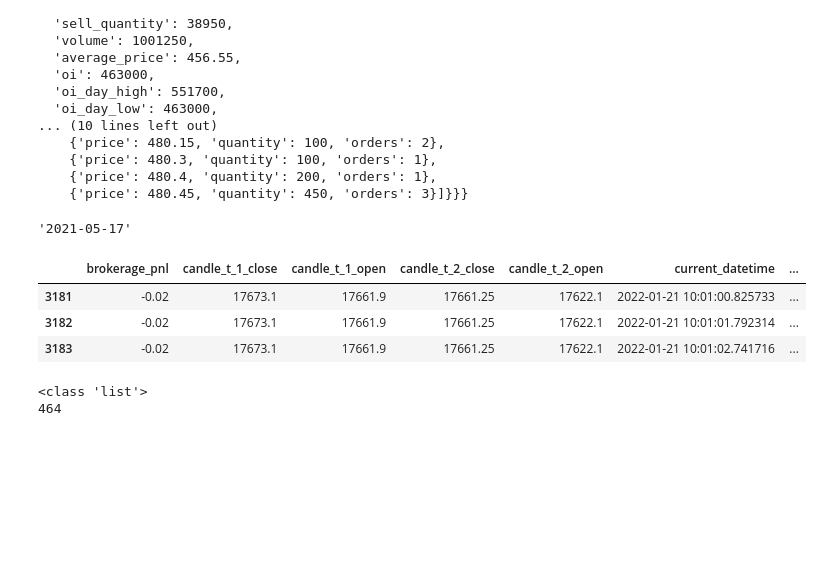
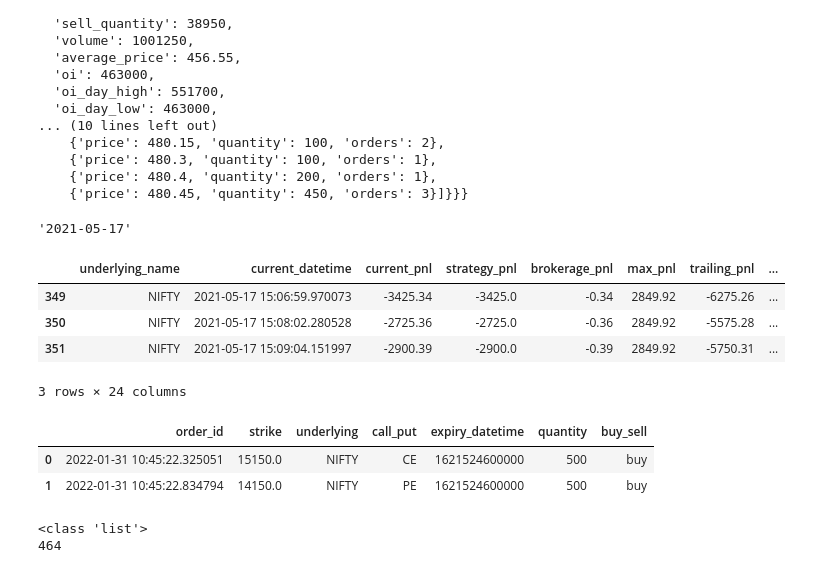
Before and after one commit to hiteshgulati/Algo-Trader, a Jupyter notebook: play.ipynb, the cells around one changed output. Drawn from its saved outputs; the diff is of its cells as text; code cells hidden in the pictures; blank space fills up the shorter version.

```diff
--- a/play.ipynb
+++ b/play.ipynb
@@ -306,24 +274,26 @@ kite.quote('NFO:NIFTY22FEB17200CE')
 '2021-05-17'
 # %%
 #Slice data
-all_df = pd.read_csv("data_df/Data 2022-01-21 09_13_09 team.csv")
+all_df = pd.read_csv("data_df/Data 2021-05-17 09_15_00 team.csv")
 all_df['current_datetime'] = pd.to_datetime(all_df['current_datetime'])
 all_df['expiry_datetime'] = pd.to_datetime(all_df['expiry_datetime'])
 # all_df.rename(columns={'candle_5_0_close_last':'candle_5_0_close',
 #                         'candle_5_0_open_last':'candle_5_0_open',
 #                         'candle_5_5_close_last':'candle_5_5_close',
 #                         'candle_5_5_open_last':'candle_5_0_open'},
 #                         inplace=True)
 
-from_time = dt(2022,1,21,10,1,0)
+# from_time = dt(2021,5,17,9,45,0)
+from_time = dt(2021,5,17,15,6,0)
 till_time = dt(2022,1,21,15,50,1)
 
 slice = all_df[(all_df['current_datetime']>=from_time) &\
    (all_df['current_datetime']<=till_time)].head(3)
 
 slice
 # %% [output]
-|  | brokerage_pnl | candle_t_1_close | candle_t_1_open | candle_t_2_close | candle_t_2_open | current_datetime | ... |
-| 3181 | -0.02 | 17673.1 | 17661.9 | 17661.25 | 17622.1 | 2022-01-21 10:01:00.825733 | ... |
-| 3182 | -0.02 | 17673.1 | 17661.9 | 17661.25 | 17622.1 | 2022-01-21 10:01:01.792314 | ... |
-| 3183 | -0.02 | 17673.1 | 17661.9 | 17661.25 | 17622.1 | 2022-01-21 10:01:02.741716 | ... |
+|  | underlying_name | current_datetime | current_pnl | strategy_pnl | brokerage_pnl | max_pnl | trailing_pnl | ... |
+| 349 | NIFTY | 2021-05-17 15:06:59.970073 | -3425.34 | -3425.0 | -0.34 | 2849.92 | -6275.26 | ... |
+| 350 | NIFTY | 2021-05-17 15:08:02.280528 | -2725.36 | -2725.0 | -0.36 | 2849.92 | -5575.28 | ... |
+| 351 | NIFTY | 2021-05-17 15:09:04.151997 | -2900.39 | -2900.0 | -0.39 | 2849.92 | -5750.31 | ... |
+3 rows × 24 columns
@@ -330,3 +302,9 @@ slice
+# %%
+a
+# %% [output]
+|  | order_id | strike | underlying | call_put | expiry_datetime | quantity | buy_sell |
+| 0 | 2022-01-31 10:45:22.325051 | 15150.0 | NIFTY | CE | 1621524600000 | 500 | buy |
+| 1 | 2022-01-31 10:45:22.834794 | 14150.0 | NIFTY | PE | 1621524600000 | 500 | buy |
 # %%
 #Data Streaming using Websocket
 import pandas as pd
```
Also changed, not shown: parts of 3 cells of this notebook, 7 other files.
